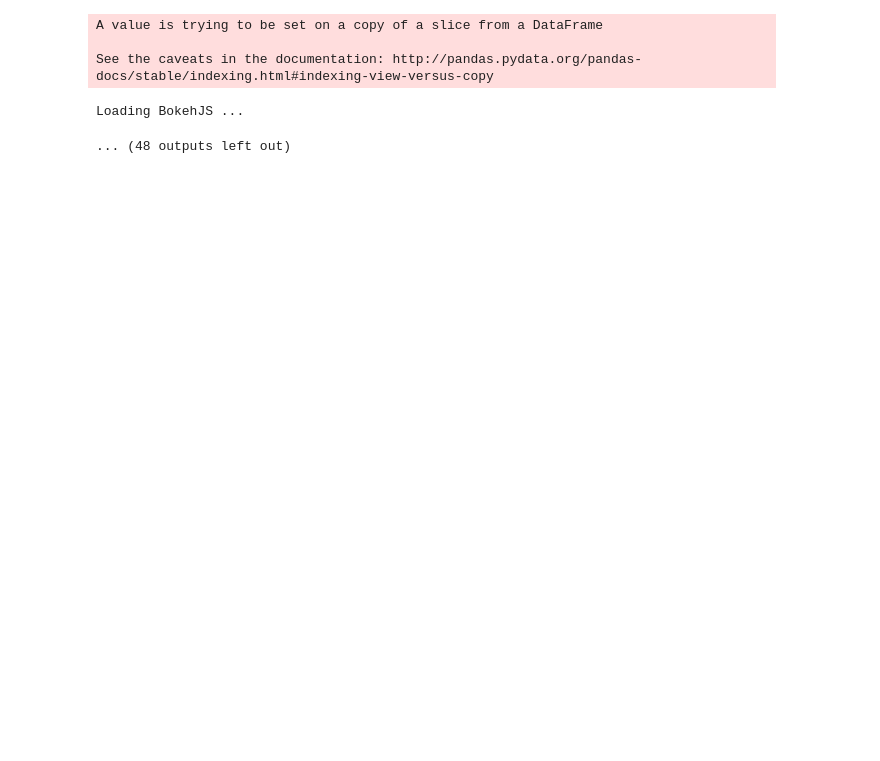
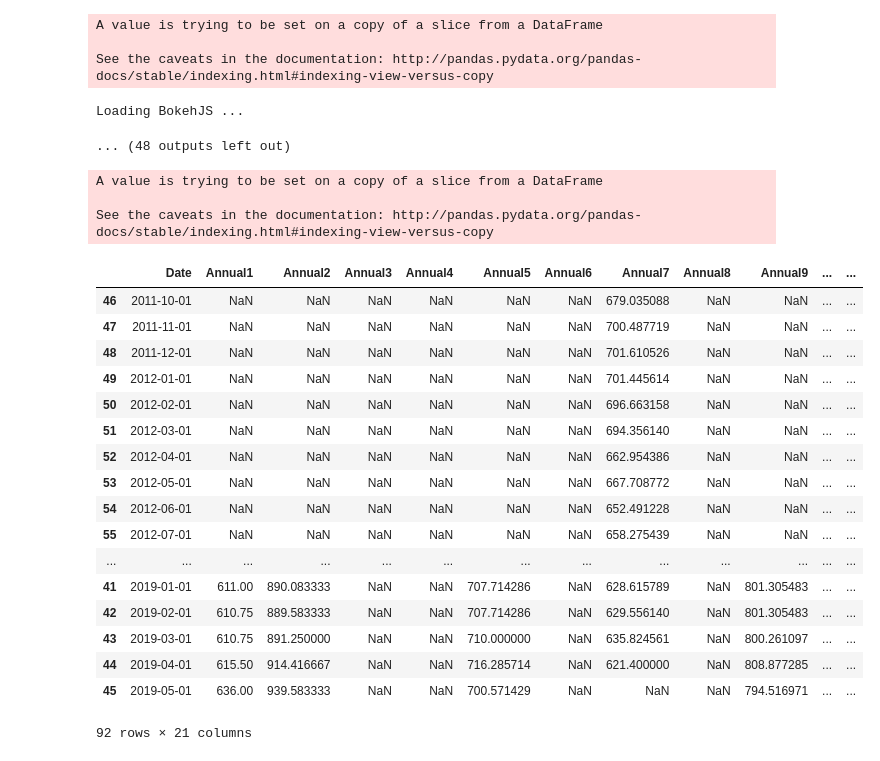
Before and after one commit to acep-uaf/ACEP_solar, a Jupyter notebook: popup_figure.ipynb, the cells around one changed output. Saved outputs shown, nothing was run; the diff lists cells and outputs as text; code cells hidden in the pictures; blank space fills up the shorter version.

```diff
--- a/popup_figure.ipynb
+++ b/popup_figure.ipynb
@@ -457,3 +556,71 @@ A value is trying to be set on a copy of a slice from a DataFrame
 See the caveats in the documentation: http://pandas.pydata.org/pandas-docs/stable/indexing.html#indexing-view-versus-copy
 Loading BokehJS ...
 ... (48 outputs left out)
+# %%
+
+location_name = 'Fairbanks'
+location_hdf5 = my_file.get(location_name)
+location=pd.DataFrame(columns=['Date'])
+
+a=0
+for name in location_hdf5:
+    capacity = location_hdf5[name].attrs.__getitem__("DC Capacity")
+    if location_hdf5[name].keys().__contains__('Day'):
+        base = daily_to_monthly_energy('solar_panel_data_alaska', location_name, name)
+    else:
+        base = hdf5_to_dataframe('solar_panel_data_alaska',location_name, name )
+        # read data
+
+
+
+    # Change the date into a datetime format
+    base['Date']= ""
+    for i in range(len(base)):
+        base['Date'][i] = str(base['Year'][i]) + '-' + str(base['Month'][i])
+        base['Date'] = pd.to_datetime(base['Date'])
+    base.drop(['Year','Month'],axis = 1,inplace = True)
+
+    # calculate annual value
+    annual_values,month= annual_Norm(base,capacity)
+    new_base = pd.DataFrame({'Date':month,'Annual':annual_values})
+
+    location = pd.merge(location, new_base, on = ['Date'], how='outer',suffixes=(a, a+1))
+    a = a+1
+
+location = location.sort_values(by='Date')
+
+xaxis=location['Date']
+# setting x axis with Date
+
+
+
+
+#location = location.drop(['Date'], axis=1)
+location
+# delet Date column to calculate median value and maxium value
+
+#location['Median'] = location.median(1)
+#location["Max"] = location.max(1)
+# adding median and max value into dataframe
+# %% [output]
+A value is trying to be set on a copy of a slice from a DataFrame
+
+See the caveats in the documentation: http://pandas.pydata.org/pandas-docs/stable/indexing.html#indexing-view-versus-copy
+|  | Date | Annual1 | Annual2 | Annual3 | Annual4 | Annual5 | Annual6 | Annual7 | Annual8 | Annual9 | ... | ... |
+| 46 | 2011-10-01 | NaN | NaN | NaN | NaN | NaN | NaN | 679.035088 | NaN | NaN | ... | ... |
+| 47 | 2011-11-01 | NaN | NaN | NaN | NaN | NaN | NaN | 700.487719 | NaN | NaN | ... | ... |
+| 48 | 2011-12-01 | NaN | NaN | NaN | NaN | NaN | NaN | 701.610526 | NaN | NaN | ... | ... |
+| 49 | 2012-01-01 | NaN | NaN | NaN | NaN | NaN | NaN | 701.445614 | NaN | NaN | ... | ... |
+| 50 | 2012-02-01 | NaN | NaN | NaN | NaN | NaN | NaN | 696.663158 | NaN | NaN | ... | ... |
+| 51 | 2012-03-01 | NaN | NaN | NaN | NaN | NaN | NaN | 694.356140 | NaN | NaN | ... | ... |
+| 52 | 2012-04-01 | NaN | NaN | NaN | NaN | NaN | NaN | 662.954386 | NaN | NaN | ... | ... |
+| 53 | 2012-05-01 | NaN | NaN | NaN | NaN | NaN | NaN | 667.708772 | NaN | NaN | ... | ... |
+| 54 | 2012-06-01 | NaN | NaN | NaN | NaN | NaN | NaN | 652.491228 | NaN | NaN | ... | ... |
+| 55 | 2012-07-01 | NaN | NaN | NaN | NaN | NaN | NaN | 658.275439 | NaN | NaN | ... | ... |
+| ... | ... | ... | ... | ... | ... | ... | ... | ... | ... | ... | ... | ... |
+| 41 | 2019-01-01 | 611.00 | 890.083333 | NaN | NaN | 707.714286 | NaN | 628.615789 | NaN | 801.305483 | ... | ... |
+| 42 | 2019-02-01 | 610.75 | 889.583333 | NaN | NaN | 707.714286 | NaN | 629.556140 | NaN | 801.305483 | ... | ... |
+| 43 | 2019-03-01 | 610.75 | 891.250000 | NaN | NaN | 710.000000 | NaN | 635.824561 | NaN | 800.261097 | ... | ... |
+| 44 | 2019-04-01 | 615.50 | 914.416667 | NaN | NaN | 716.285714 | NaN | 621.400000 | NaN | 808.877285 | ... | ... |
+| 45 | 2019-05-01 | 636.00 | 939.583333 | NaN | NaN | 700.571429 | NaN | NaN | NaN | 794.516971 | ... | ... |
+92 rows × 21 columns
```
Also changed, not shown: parts of 8 cells of this notebook, 2 other files.
